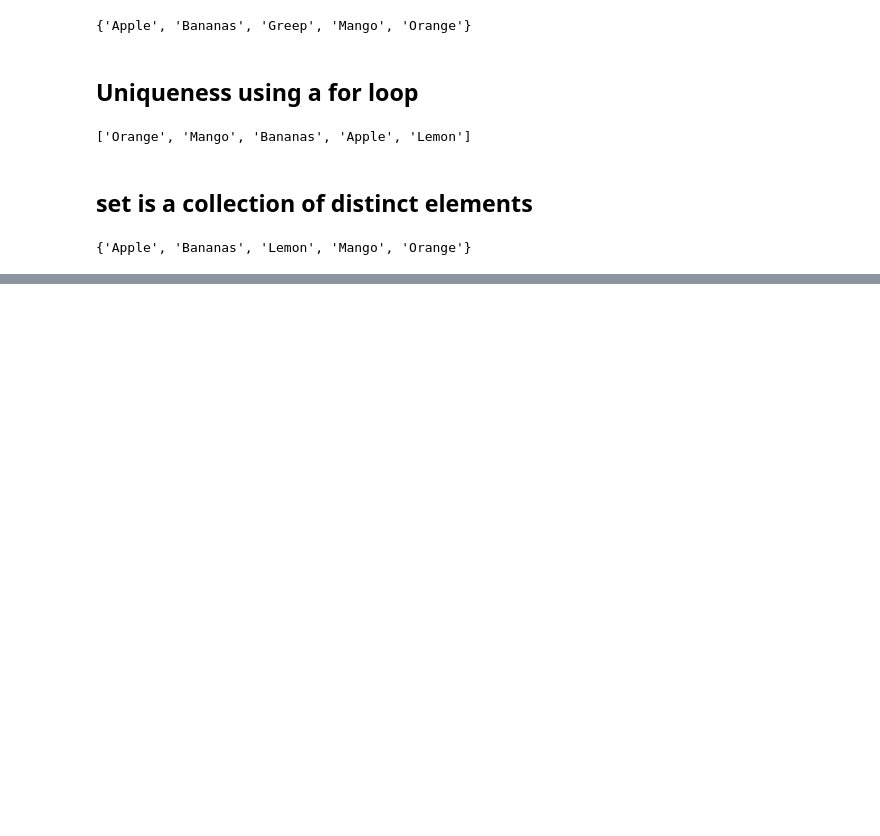
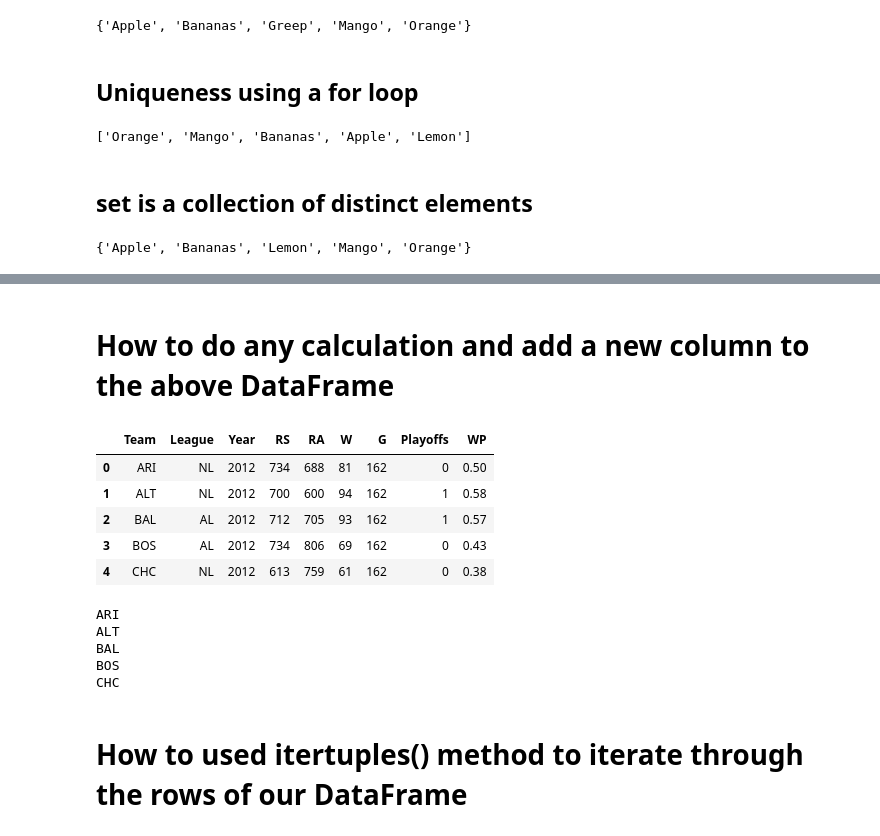
Before and after one commit to olivierla412/data_Camp, a Jupyter notebook: pythonic_code.ipynb, the cells around one changed output, grey strips where cells are left out. Cells and saved outputs as stored; diff of their text form; code cells hidden in the pictures; blank space fills up the shorter version.

```diff
--- a/pythonic_code.ipynb
+++ b/pythonic_code.ipynb
@@ -344,0 +478,25 @@ yes = 10
+# %% [markdown]
+# How to do any calculation and add a new __column__ to the above __DataFrame__
+# %%
+def calc_win_perc(wins,games_played):
+    win_perc = wins / games_played
+    return np.round(win_perc,2)
+# %%
+win_perc_list =[]
+# %%
+for i, row in my_data.iterrows():
+    wins = row['W']
+    games_played = row['G']
+    win_perc1 = calc_win_perc(wins, games_played)
+    win_perc_list.append(win_perc1)
+# %%
+my_data['WP'] = win_perc_list
+# %%
+my_data
+# %% [output]
+|  | Team | League | Year | RS | RA | W | G | Playoffs | WP |
+| 0 | ARI | NL | 2012 | 734 | 688 | 81 | 162 | 0 | 0.50 |
+| 1 | ALT | NL | 2012 | 700 | 600 | 94 | 162 | 1 | 0.58 |
+| 2 | BAL | AL | 2012 | 712 | 705 | 93 | 162 | 1 | 0.57 |
+| 3 | BOS | AL | 2012 | 734 | 806 | 69 | 162 | 0 | 0.43 |
+| 4 | CHC | NL | 2012 | 613 | 759 | 61 | 162 | 0 | 0.38 |
@@ -344,0 +507,11 @@ yes = 10
+# %%
+for row_tuple in my_data.iterrows():
+    print(row_tuple[1]['Team'])
+# %% [output]
+ARI
+ALT
+BAL
+BOS
+CHC
+# %% [markdown]
+# How to used __itertuples()__ method to iterate through the rows of our DataFrame
```
Also changed, not shown: parts of 52 cells of this notebook.
